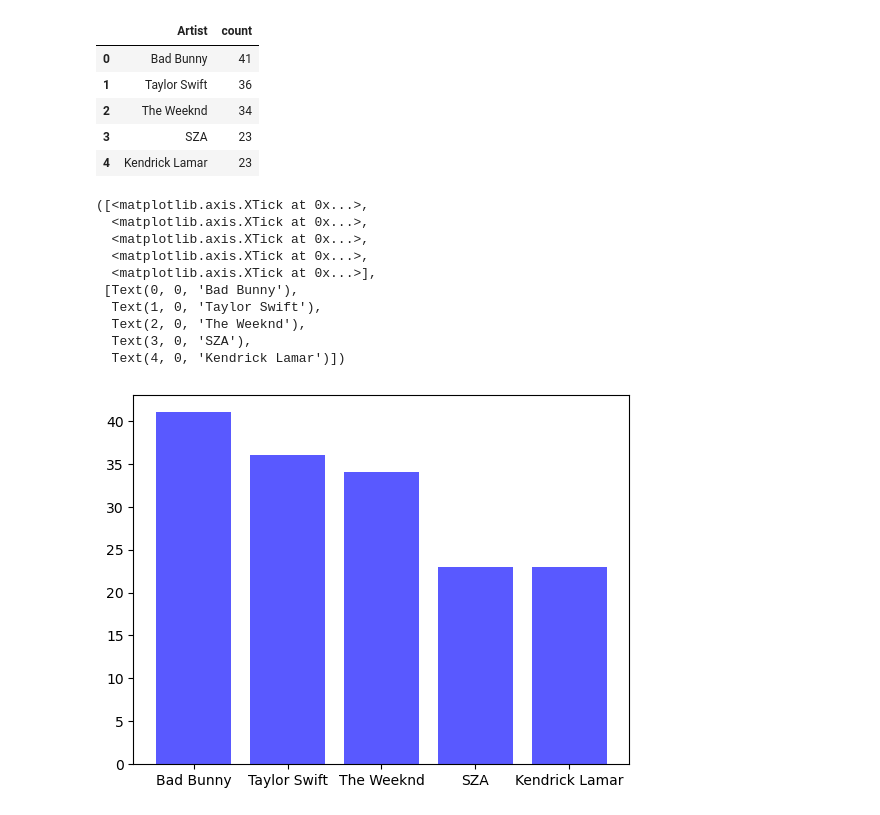
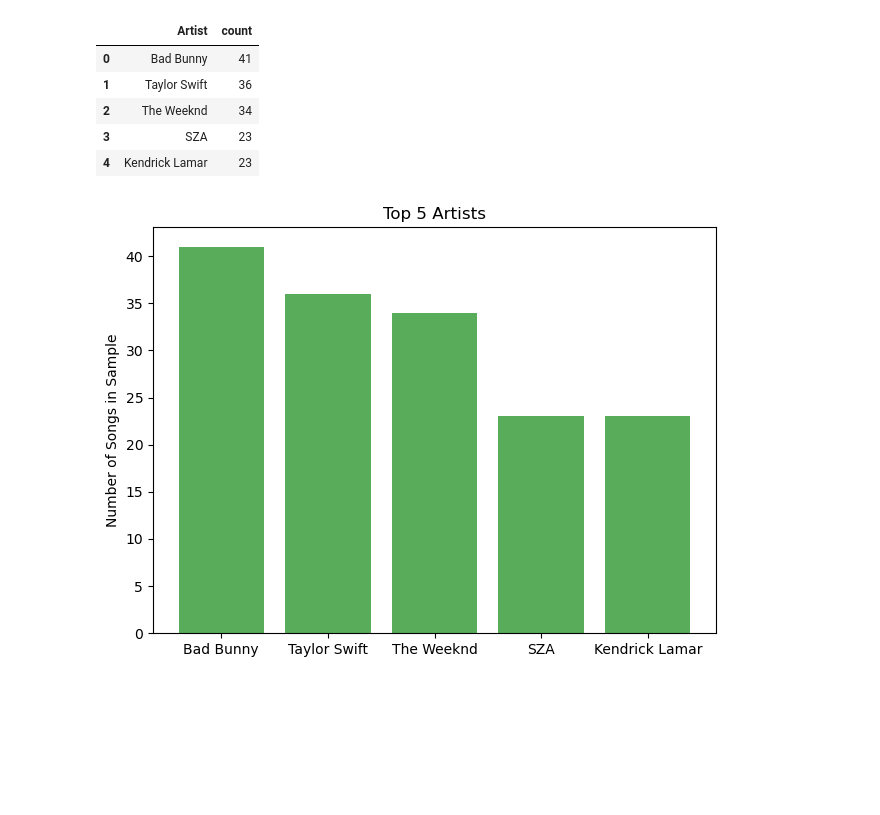
Before and after one commit to d6kramer/project-1-group-08, a Jupyter notebook: starter_notebook.ipynb, the cells around one changed output. Drawn from its saved outputs; the diff is of its cells as text; code cells hidden in the pictures; blank space fills up the shorter version.

```diff
--- a/starter_notebook.ipynb
+++ b/starter_notebook.ipynb
@@ -40,14 +28,14 @@ artist_df.head()
 artist_list = []
 
 #columns into lists and drop the NA values
-artist1_list = artist_df["Artist Name 1"].dropna().tolist()
-artist2_list = artist_df["Artist Name 2"].dropna().tolist()
-artist3_list = artist_df["Artist Name 3"].dropna().tolist()
-artist4_list = artist_df["Artist Name 4"].dropna().tolist()
-artist5_list = artist_df["Artist Name 5"].dropna().tolist()
-artist6_list = artist_df["Artist Name 6"].dropna().tolist()
-artist7_list = artist_df["Artist Name 7"].dropna().tolist()
-artist8_list = artist_df["Artist Name 8"].dropna().tolist()
+artist1_list = spotify_df["Artist Name 1"].dropna().tolist()
+artist2_list = spotify_df["Artist Name 2"].dropna().tolist()
+artist3_list = spotify_df["Artist Name 3"].dropna().tolist()
+artist4_list = spotify_df["Artist Name 4"].dropna().tolist()
+artist5_list = spotify_df["Artist Name 5"].dropna().tolist()
+artist6_list = spotify_df["Artist Name 6"].dropna().tolist()
+artist7_list = spotify_df["Artist Name 7"].dropna().tolist()
+artist8_list = spotify_df["Artist Name 8"].dropna().tolist()
 
 #compile the lists
 artist_list.extend(artist1_list)
@@ -152,21 +140,17 @@ topfive_df
 | 3 | SZA | 23 |
 | 4 | Kendrick Lamar | 23 |
 # %%
-# bar chart - maybe? make this ok
+# bar chart
 x_axis = np.arange(len(topfive_df))
 tick_locations = [value for value in x_axis]
-plt.bar(x_axis, topfive_df["count"], color='b', alpha=0.65, align="center")
+plt.bar(x_axis, topfive_df["count"], color='g', alpha=0.65, align="center")
 plt.xticks(tick_locations, topfive_df["Artist"], rotation="horizontal")
+
+plt.title("Top 5 Artists")
+plt.ylabel("Number of Songs in Sample")
+plt.tight_layout()
+
+plt.show()
 # %% [output]
-([<matplotlib.axis.XTick at 0x...>,
-  <matplotlib.axis.XTick at 0x...>,
-  <matplotlib.axis.XTick at 0x...>,
-  <matplotlib.axis.XTick at 0x...>,
-  <matplotlib.axis.XTick at 0x...>],
- [Text(0, 0, 'Bad Bunny'),
-  Text(1, 0, 'Taylor Swift'),
-  Text(2, 0, 'The Weeknd'),
-  Text(3, 0, 'SZA'),
-  Text(4, 0, 'Kendrick Lamar')])
-[figure, old version]
+[figure, new version]
 # %%
```
Also changed, not shown: parts of 5 cells of this notebook.
